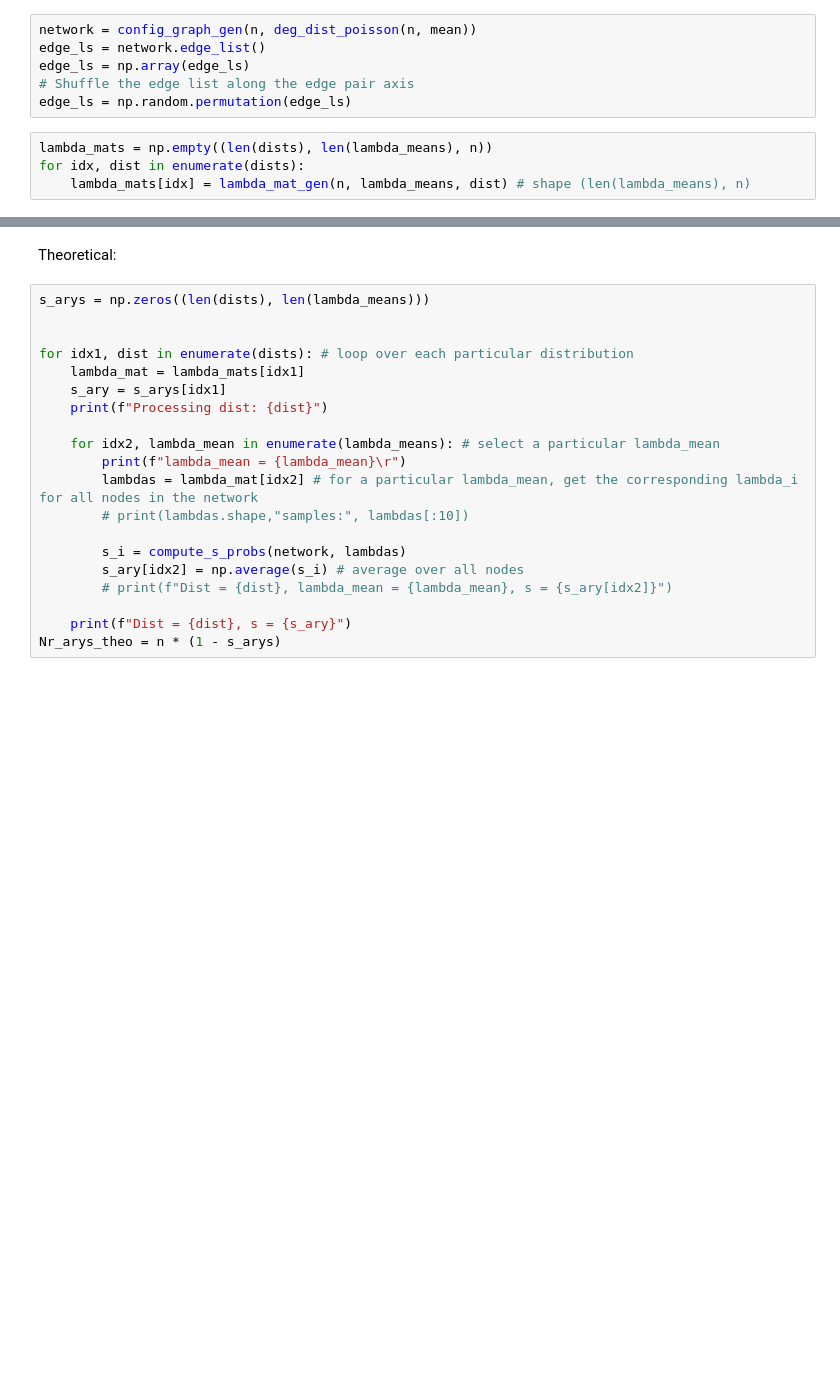
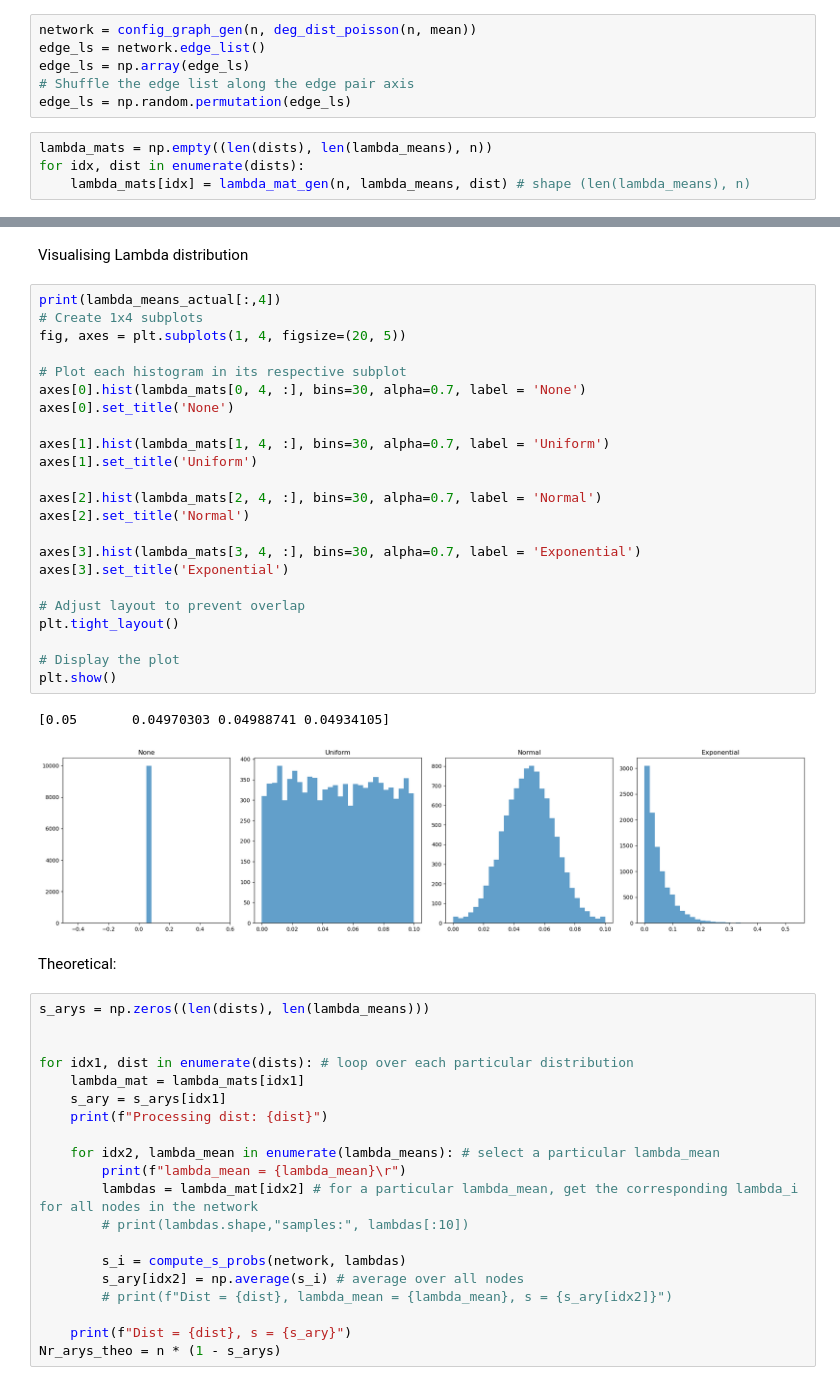
Before and after one commit to SunnyRT/SF5_network_analysis, a Jupyter notebook: experiments.ipynb, the cells around one changed output, grey strips where cells are left out. Cells and saved outputs as stored; diff of their text form; blank space fills up the shorter version.

```diff
--- a/experiments.ipynb
+++ b/experiments.ipynb
@@ -131,3 +145,31 @@ print(np.mean(lambda_mats[1, 4, :]))
+# %% [markdown]
+Visualising Lambda distribution
+# %%
+print(lambda_means_actual[:,4])
+# Create 1x4 subplots
+fig, axes = plt.subplots(1, 4, figsize=(20, 5))
+
+# Plot each histogram in its respective subplot
+axes[0].hist(lambda_mats[0, 4, :], bins=30, alpha=0.7, label = 'None')
+axes[0].set_title('None')
+
+axes[1].hist(lambda_mats[1, 4, :], bins=30, alpha=0.7, label = 'Uniform')
+axes[1].set_title('Uniform')
+
+axes[2].hist(lambda_mats[2, 4, :], bins=30, alpha=0.7, label = 'Normal')
+axes[2].set_title('Normal')
+
+axes[3].hist(lambda_mats[3, 4, :], bins=30, alpha=0.7, label = 'Exponential')
+axes[3].set_title('Exponential')
+
+# Adjust layout to prevent overlap
+plt.tight_layout()
+
+# Display the plot
+plt.show()
+# %% [output]
+[0.05       0.04970303 0.04988741 0.04934105]
+[figure, added]
 # %% [markdown]
 Theoretical:
 # %%
```
Also changed, not shown: parts of 16 cells of this notebook.
